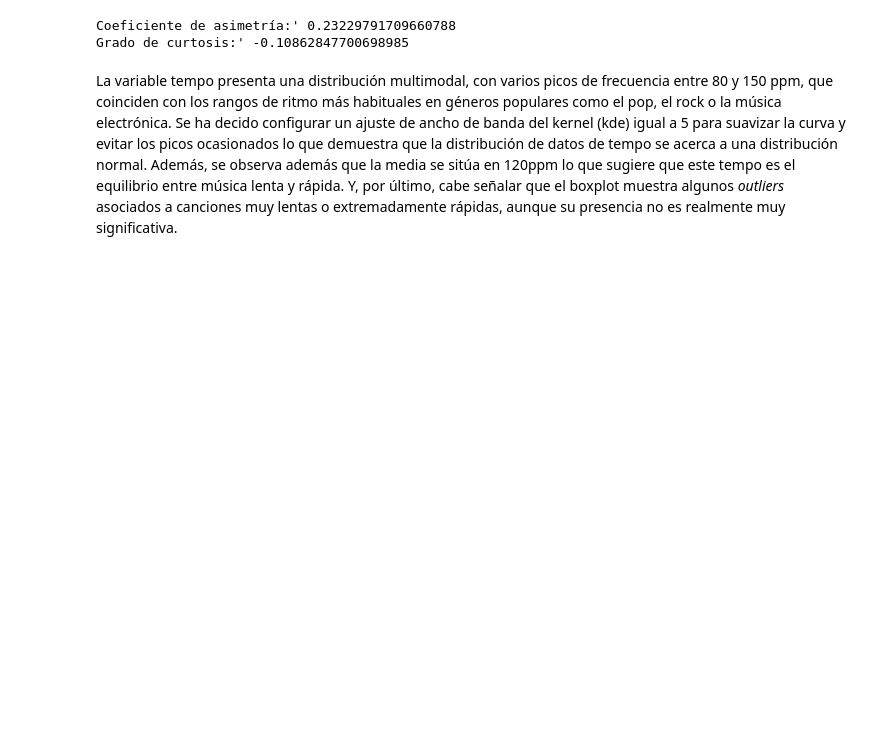
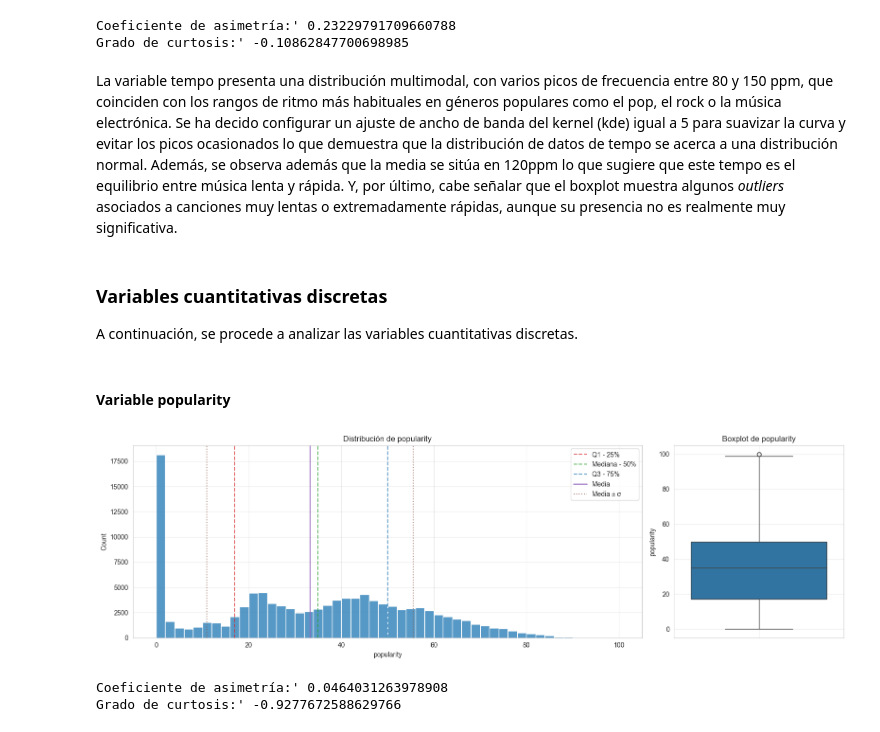
Before and after one commit to marcfernandezpereiraUOC/TFG, a Jupyter notebook: 01_exploracion.ipynb, the cells around one changed output. Drawn from its saved outputs; the diff is of its cells as text; code cells hidden in the pictures; blank space fills up the shorter version.

Commit message:
Análisis de variables cuantitativas realizado

```diff
--- a/01_exploracion.ipynb
+++ b/01_exploracion.ipynb
@@ -368,3 +350,17 @@ Coeficiente de asimetría:' 0.23229791709660788
 Grado de curtosis:' -0.10862847700698985
 # %% [markdown]
 La variable tempo presenta una distribución multimodal, con varios picos de frecuencia entre 80 y 150 ppm, que coinciden con los rangos de ritmo más habituales en géneros populares como el pop, el rock o la música electrónica. Se ha decido configurar un ajuste de ancho de banda del kernel (kde) igual a 5 para suavizar la curva y evitar los picos ocasionados lo que demuestra que la distribución de datos de tempo se acerca a una distribución normal. Además, se observa además que la media se sitúa en 120ppm lo que sugiere que este tempo es el equilibrio entre música lenta y rápida. Y, por último, cabe señalar que el boxplot muestra algunos *outliers* asociados a canciones muy lentas o extremadamente rápidas, aunque su presencia no es realmente muy significativa.
+# %% [markdown]
+### Variables cuantitativas discretas
+
+A continuación, se procede a analizar las variables cuantitativas discretas.
+# %% [markdown]
+#### Variable popularity
+# %%
+plot_distribution(num_df, 'popularity', kde=False, bins=50)
+print(f"Coeficiente de asimetría:' {get_skewness_coeficient(num_df, 'popularity')}")
+print(f"Grado de curtosis:' {get_kurtosis_coeficient(num_df, 'popularity')}")
+# %% [output]
+[figure, added]
+Coeficiente de asimetría:' 0.0464031263978908
+Grado de curtosis:' -0.9277672588629766
```
Also changed, not shown: parts of 15 cells of this notebook, 1 other file.
